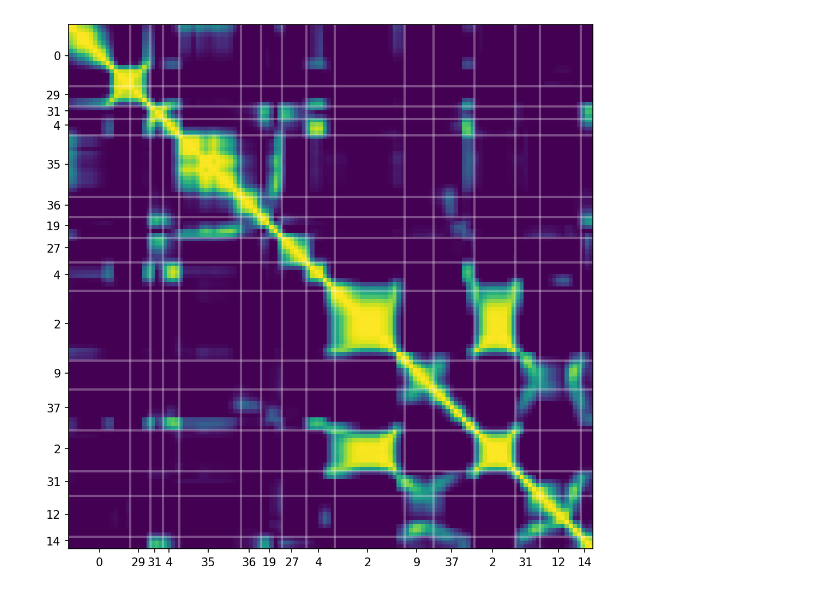
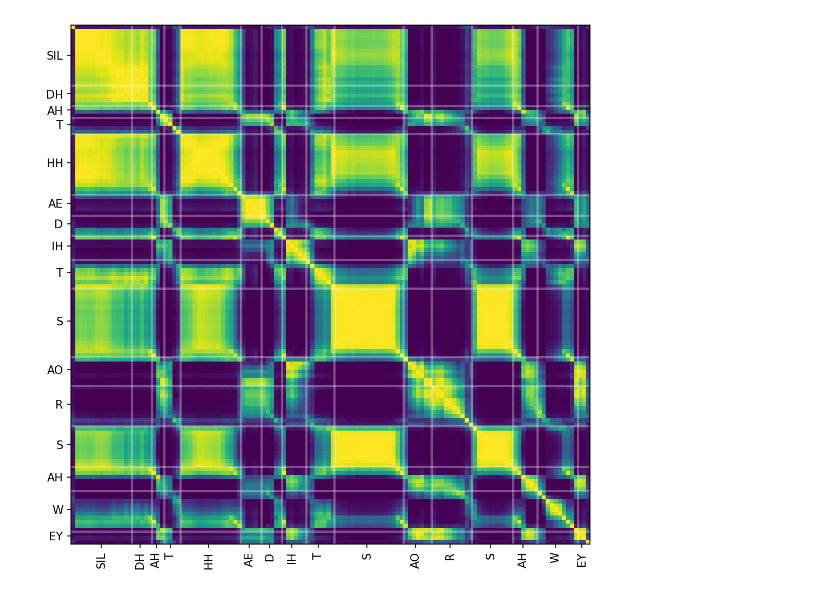
Before and after one commit to anuragkumar95/CPC_audio, a Jupyter notebook: cpc_ctc_visualization.ipynb, the cells around one changed output. Drawn from its saved outputs; the diff is of its cells as text; code cells hidden in the pictures.

```diff
--- a/cpc_ctc_visualization.ipynb
+++ b/cpc_ctc_visualization.ipynb
@@ -16,13 +16,25 @@ from cpc.dataset import AudioBatchData, findAllSeqs, filterSeqs, parseSeqLabels
 # %%
 sys.path.append(os.path.dirname(tr.__file__))
 # %%
-CP = '/pio/scratch/1/i323106/wav2vec/runs/cpc/cpc-kreuk/checkpoint_49.pt'
+onEncodings = True
+
+# CP = '/pio/scratch/1/i323106/wav2vec/runs/cpc/cpc-kreuk/checkpoint_49.pt'
 # CP = '/pio/scratch/1/i323106/wav2vec/runs/cpc/cpc-kreuk-1neg/checkpoint_49.pt'
 # CP = '/pio/scratch/1/i323106/wav2vec/runs/cpc/acpc-hierarchical-smartpooling10/checkpoint_49.pt'
 # CP = '/pio/scratch/1/i323106/wav2vec/runs/cpc/acpc-hierarchical-ground-truth-segmentation/checkpoint_49.pt'
 # CP = '/pio/scratch/1/i323106/wav2vec/runs/cpc/acpc-baseline2/checkpoint_49.pt'
 # CP = '/pio/scratch/1/i323106/wav2vec/runs/cpc/acpc-baseline-cosine/checkpoint_49.pt'
 # CP = '/pio/scratch/1/i323106/wav2vec/runs/cpc/acpc-hierarchical-smartpooling10-cosine/checkpoint_49.pt'
+# CP = '/pio/scratch/1/i323106/wav2vec/runs/cpc/acpc-hierarchical-ground-truth-segmentation-cosine/checkpoint_30.pt'
+# CP = '/pio/scratch/1/i323106/wav2vec/runs/cpc/cpc-kreuk-1neg-timit-cosine-norelu/checkpoint_49.pt'
+# CP = '/pio/scratch/1/i323106/wav2vec/runs/cpc/cpc-kreuk-1neg-timit-norelu/checkpoint_49.pt'
+# CP = '/pio/scratch/1/i323106/wav2vec/runs/cpc/acpc-baseline-cosine-timit/checkpoint_49.pt'
+# CP = '/pio/scratch/1/i323106/wav2vec/runs/cpc/acpc-baseline-timit/checkpoint_49.pt'
+# CP = '/pio/scratch/1/i323106/wav2vec/runs/cpc/acpc-hierarchical-smartpooling10-cosine-timit/checkpoint_49.pt'
+# CP = '/pio/scratch/1/i323106/wav2vec/runs/cpc/acpc-hierarchical-smartpooling10-cosine-norelu-timit/checkpoint_49.pt'
+# CP = '/pio/scratch/1/i323106/wav2vec/runs/cpc/acpc-baseline-timit/checkpoint_49.pt'
+# CP = '/pio/scratch/1/i323106/wav2vec/runs/cpc/hacpc-gt-cosine-norelu-encodeseg-long-buckeye/checkpoint_49.pt'
+CP = '/pio/scratch/1/i323106/wav2vec/runs/cpc/hacpc-gt-cosine-encodeseg-long-buckeye/checkpoint_49.pt'
 # %%
 cdata = fl.getCheckpointData(os.path.dirname(CP))
 _, _, args = cdata
@@ -41,9 +54,18 @@ Loading the state dict at /pio/scratch/1/i323106/wav2vec/runs/cpc/cpc-kreuk-1neg
+# %%
+phoneNames = [
+    'SIL','SPN','S','UW','T','N','K','Y','Z','AO','AY','SH','W','NG','EY',
+    'B','CH','OY','JH','D','ZH','G','UH','F','V','ER','AA','IH',
+    'M','DH','L','AH','P','OW','AW','HH','AE','R','TH','IY','EH'
+]
+codes2phones = {i: j for (i, j) in enumerate(phoneNames)}
 # %%
-args.pathDB = '/pio/gluster/data/ls-train-clean-100/LibriSpeech/train-clean-100'
-args.pathTrain = '/pio/gluster/data/ls-train-clean-100/train_split.txt'
-args.pathVal = '/pio/gluster/data/ls-train-clean-100/test_split.txt'
+args.pathDB = ['/pio/gluster/data/ls-train-clean-100/LibriSpeech/train-clean-100']
+args.pathTrain = ['/pio/gluster/data/ls-train-clean-100/train_split.txt']
+args.pathVal = ['/pio/gluster/data/ls-train-clean-100/test_split.txt']
 args.pathPhone = '/pio/gluster/data/ls-train-clean-100/converted_aligned_phones.txt'
 args.size_window = 20480
+args.file_extension = ['.flac']
+args.ignore_cache = True
 
 seqNames, speakers = findAllSeqs(args.pathDB,
                                  extension=args.file_extension,
@@ -71,32 +93,38 @@ batch_data, label = next(data_iter)
 c_feature, encoded_data, _ = model(batch_data, None)
 # %%
 # the paper has these figures
-features = encoded_data
+if onEncodings:
+    features = encoded_data
+else:
+    features = c_feature[0]
 
 trunc = 64  # or None for full plot
 trunc = None
 
 plt.figure(figsize=(7, 7), dpi=150)
 phones = label['phone'][0,:trunc].numpy()
 
 enc = features[0, :trunc, :].detach().numpy()
 enc /= np.sqrt((enc**2).sum(1, keepdims=True))
 sims = (enc @ enc.T) / enc.shape[-1]
 
 plt.imshow(sims)
 for boundary in np.where(np.diff(phones))[0] + 0.5:
     plt.axhline(boundary, color='w', linewidth=2, alpha=0.3)
     plt.axvline(boundary, color='w', linewidth=2, alpha=0.3)
 #plt.colorbar()
 plt.tight_layout()
 # plt.axis('off')
 bars = np.concatenate([[0], np.where(np.diff(phones))[0], [sims.shape[1]-1]])
 phone_locs = (bars[:-1] + bars[1:]) / 2
-_ = plt.xticks(phone_locs, [str(p) for p in phones[bars[1:]]])
-_ = plt.yticks(phone_locs, [str(p) for p in phones[bars[1:]]])
-plt.savefig(CP.split('/')[-2])
+_ = plt.xticks(phone_locs, [codes2phones[p] for p in phones[bars[1:]]], rotation=90)
+_ = plt.yticks(phone_locs, [codes2phones[p] for p in phones[bars[1:]]])
+if onEncodings:
+    plt.savefig(CP.split('/')[-2])
+else:
+    plt.savefig(CP.split('/')[-2] + '_c')
 # %% [output]
-[figure, old version]
+[figure, new version]
 # %%
 # waveform = batch_data.cpu().numpy().reshape(-1)
 # Z = features.detach().cpu().numpy().reshape(features.shape[1], features.shape[2]).T
```
Also changed, not shown: parts of 5 cells of this notebook, 13 other files.
